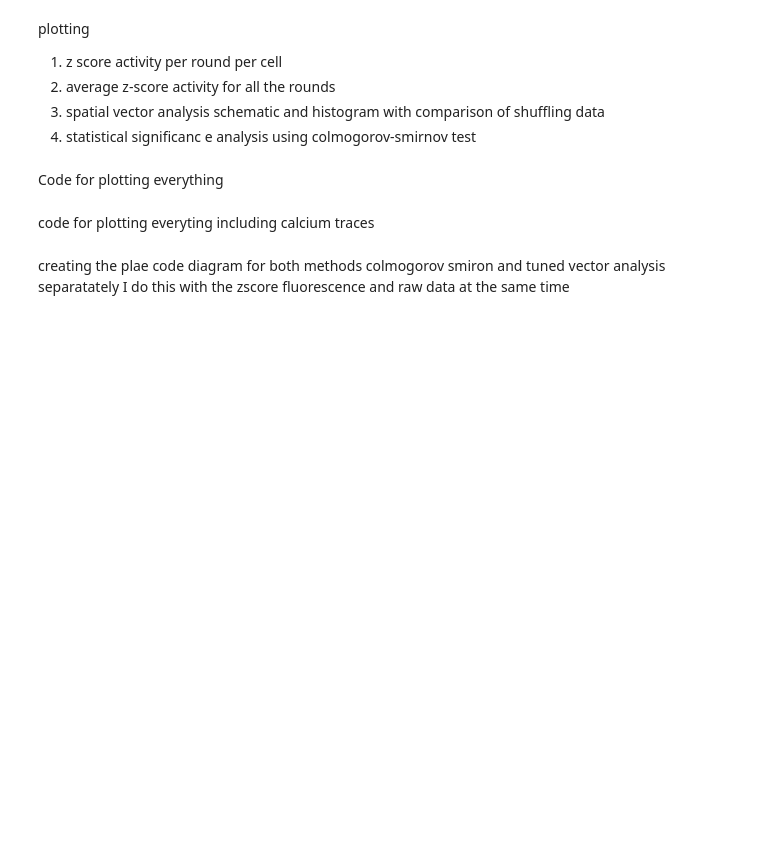
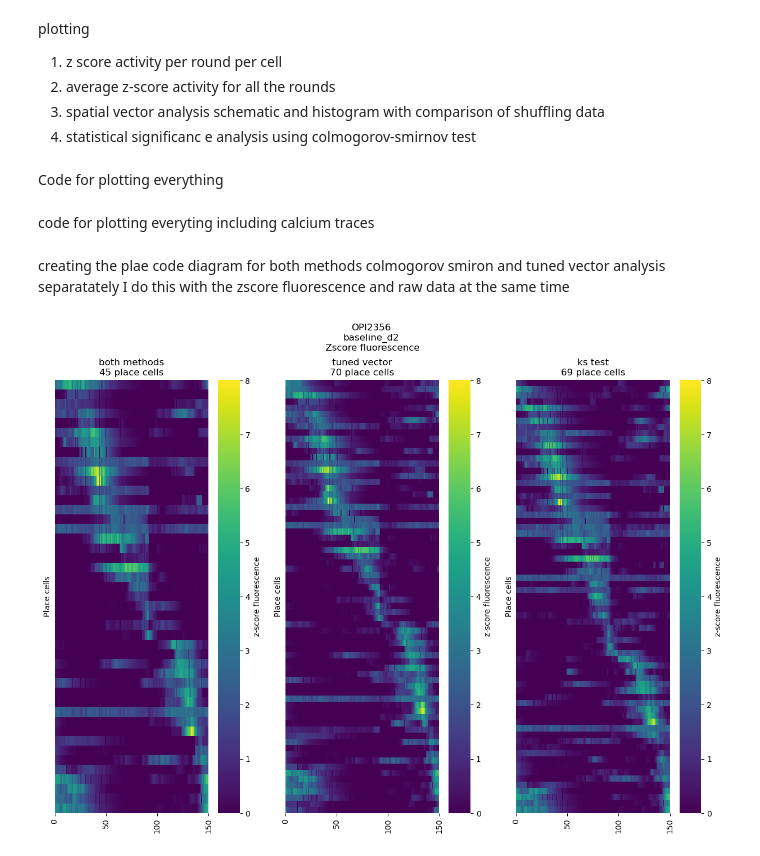
Before and after one commit to ttamiolakis/2p-place-coding, a Jupyter notebook: notebooks/spatial_coding_test.ipynb, the cells around one changed output. Cells and saved outputs as stored; diff of their text form; code cells hidden in the pictures; blank space fills up the shorter version.

```diff
--- a/notebooks/spatial_coding_test.ipynb
+++ b/notebooks/spatial_coding_test.ipynb
@@ -107,6 +124,6 @@ input_info
 # %%
-wanted_distance=input_info["belt_length"]*10
-n_rounds=fluo_z_score['Rounds'].max()
+wanted_distance=belt_length*10
+n_rounds=int(fluo_z_score['Rounds'].max())
 rounds=[]
 for round in range(1,n_rounds+1):
     dis=fluo_z_score[fluo_z_score['Rounds']==round].iloc[-1]['Distance']
@@ -121,8 +138,9 @@ Rounds: [1, 2, 3, 4, 5, 6, 7]
 # %%
-# with pd.HDFStore(f'{mouse_ID}_{condition}_output_info.h5') as store:
-#     store['rounds']=rounds
+save_folder=f"D:/sd_project_pbox/results/{mouse_ID}/{condition}"
+if not os.path.exists(save_folder):
+    os.makedirs(save_folder)
 
-with h5py.File(f'{save_folder}/{mouse_ID}_{condition}_output_info.h5', 'w') as file:
+with h5py.File(f'{save_folder}/output_info.h5', 'w') as file:
     file.create_dataset('rounds', data=rounds)
 # %% [markdown]
 processing the data
@@ -164,7 +180,7 @@ events_per_cell=make_binary(firing_rate_maps,peak_threshold=3,peak_distance=10)
 # with h5py.File(f'{save_folder}/{mouse_ID}_{condition}_output_info.h5', 'a') as file:
 #     file.create_dataset('units_n', data=units_n)
 
-with h5py.File(f'{save_folder}/{mouse_ID}_{condition}_output_info.h5', 'a') as file:
+with h5py.File(f'{save_folder}/output_info.h5', 'a') as file:
     file.create_dataset('firing_rate_maps', data=firing_rate_maps)
     file.create_dataset('events_per_cell', data=events_per_cell)
     file.create_dataset('avr_firing_rate_maps', data=firing_rate_maps)
@@ -485,6 +487,11 @@ for cell in cells_with_events[:5]:
 # Close the PDF files after saving all figures
 significant_cells.close()
 non_significant_cells.close()
+# %%
+with h5py.File(f'{save_folder}/output_info.h5', 'a') as file:
+    file.create_dataset('place_cell_both_methods', data=place_cells_both_methods)
+    file.create_dataset('place_cells_tuned_vector', data=place_cells_tuned_vector)
+    file.create_dataset('place_cells_ks_test', data=place_cells_ks_test)
 # %% [markdown]
 code for plotting everyting including calcium traces
 # %%
@@ -828,63 +836,69 @@ I do this with the zscore fluorescence and raw data at the same time
 avr_firing_rate_maps_df=pd.DataFrame(avr_firing_rate_maps) #converting the whole units array into a panda frame
 avr_firing_rate_maps_raw_data_df=pd.DataFrame(avr_firing_rate_maps_raw_data) #converting the whole units array into a panda frame
 
-place_cells_plotting=PdfPages(results_folder+'place_cell_coding_zscore_and_raw.pdf')
+place_cells_plotting=PdfPages(fig_folder+'/place_cell_coding_zscore.pdf')
 
 
 cell_datasets=[place_cells_both_methods,place_cells_tuned_vector,place_cells_ks_test]
 titles=['both methods','tuned vector','ks test']
 
 custom_ticks = [0, 50, 100, 150]  # Specify the positions where you want the ticks
 custom_labels = ['0', '50', '100', '150']  # Specify the labels for the ticks
 
-fig2,ax=plt.subplots(2,3,figsize=(15,10))#
-fig2.suptitle(f'{mouse_ID}\n{condition}\n Raw data and zscore fluorescence')
+fig2,ax=plt.subplots(1,3,figsize=(15,10))#
+fig2.suptitle(f'{mouse_ID}\n{condition}\n Zscore fluorescence')
 
 
 #########################################
 # for zscore fluorescence
 ############################################
 
 for i,(cell_dataset,ind_title) in enumerate(zip(cell_datasets,titles)):
     place_cell_activity=avr_firing_rate_maps_df.iloc[cell_dataset] #keeping only the place but without changing the indexing
     place_cell_indexes_max=np.argmax(place_cell_activity,axis=1) #finding the place of the max activity of every cell
     place_cell_indexed_filtered=place_cell_activity.apply(np.argmax, axis=1).sort_values().index #there are the new indexes of the place cells just so thez can form the nice place cell diagram
     original=place_cell_activity.index
     transpose=place_cell_indexed_filtered
     place_cell_activity=place_cell_activity.reindex(index=transpose) #reindexing the place cell panda frame according to the max activitz and the position in the belt
+    with h5py.File(f'{save_folder}/output_info.h5', 'a') as file:
+        # if f'sorted_place_cells_{ind_title}' in file:
+        #     del file[f'sorted_place_cells_{ind_title}']  # Delete the existing dataset
+        file.create_dataset(f'sorted_place_cells_{ind_title}', data=place_cell_activity)
 
-    sns.heatmap(place_cell_activity,ax=ax[0,i],vmin=0,cmap='viridis',cbar_kws={'label': 'z-score fluorescence'})
-    ax[0,i].set_xlabel('')
-    ax[0,i].set_ylabel('Place cells')
-    ax[0,i].set_title(f'{ind_title}\n{len(cell_dataset)} place cells')
-    ax[0,i].set_xticks(custom_ticks)
-    ax[0,i].set_yticks([])
-    ax[0,i].set_xticklabels(custom_labels)
+    sns.heatmap(place_cell_activity,ax=ax[i],vmin=0,cmap='viridis',cbar_kws={'label': 'z-score fluorescence'})
+    ax[i].set_xlabel('')
+    ax[i].set_ylabel('Place cells')
+    ax[i].set_title(f'{ind_title}\n{len(cell_dataset)} place cells')
+    ax[i].set_xticks(custom_ticks)
+    ax[i].set_yticks([])
+    ax[i].set_xticklabels(custom_labels)
 
-#########################################
-# for raw fluorescence
-############################################
+# #########################################
+# # for raw fluorescence
+# ############################################
 
-for i,(cell_dataset,ind_title) in enumerate(zip(cell_datasets,titles)):
-    place_cell_activity=avr_firing_rate_maps_raw_data_df.iloc[cell_dataset] #keeping only the place but without changing the indexing
-    place_cell_indexes_max=np.argmax(place_cell_activity,axis=1) #finding the place of the max activity of every cell
-    place_cell_indexed_filtered=place_cell_activity.apply(np.argmax, axis=1).sort_values().index #there are the new indexes of the place cells just so thez can form the nice place cell diagram
-    original=place_cell_activity.index
-    transpose=place_cell_indexed_filtered
-    place_cell_activity=place_cell_activity.reindex(index=transpose) #reindexing the place cell panda frame according to the max activitz and the position in the belt
+# for i,(cell_dataset,ind_title) in enumerate(zip(cell_datasets,titles)):
+#     place_cell_activity=avr_firing_rate_maps_raw_data_df.iloc[cell_dataset] #keeping only the place but without changing the indexing
+#     place_cell_indexes_max=np.argmax(place_cell_activity,axis=1) #finding the place of the max activity of every cell
+#     place_cell_indexed_filtered=place_cell_activity.apply(np.argmax, axis=1).sort_values().index #there are the new indexes of the place cells just so thez can form the nice place cell diagram
+#     original=place_cell_activity.index
+#     transpose=place_cell_indexed_filtered
+#     place_cell_activity=place_cell_activity.reindex(index=transpose) #reindexing the place cell panda frame according to the max activitz and the position in the belt
 
-    sns.heatmap(place_cell_activity,ax=ax[1,i],vmin=0,vmax=200,cmap='viridis',cbar_kws={'label': 'raw fluorescence'})
-    ax[1,i].set_xlabel('Distance in belt (cm)')
-    ax[1,i].set_ylabel('Place cells')
-    ax[1,i].set_title('')
-    ax[1,i].set_xticks(custom_ticks)
-    ax[1,i].set_yticks([])
-    ax[1,i].set_xticklabels(custom_labels)
+#     sns.heatmap(place_cell_activity,ax=ax[1,i],vmin=0,vmax=200,cmap='viridis',cbar_kws={'label': 'raw fluorescence'})
+#     ax[1,i].set_xlabel('Distance in belt (cm)')
+#     ax[1,i].set_ylabel('Place cells')
+#     ax[1,i].set_title('')
+#     ax[1,i].set_xticks(custom_ticks)
+#     ax[1,i].set_yticks([])
+#     ax[1,i].set_xticklabels(custom_labels)
 
 
 
 plt.show()
 
 place_cells_plotting.savefig(fig2)
 
 place_cells_plotting.close()
+# %% [output]
+[figure, added]
```
Also changed, not shown: parts of 11 cells of this notebook, 3 other files.
